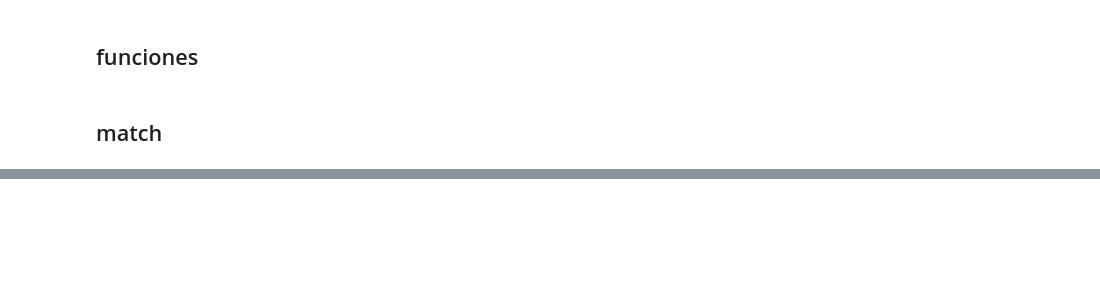
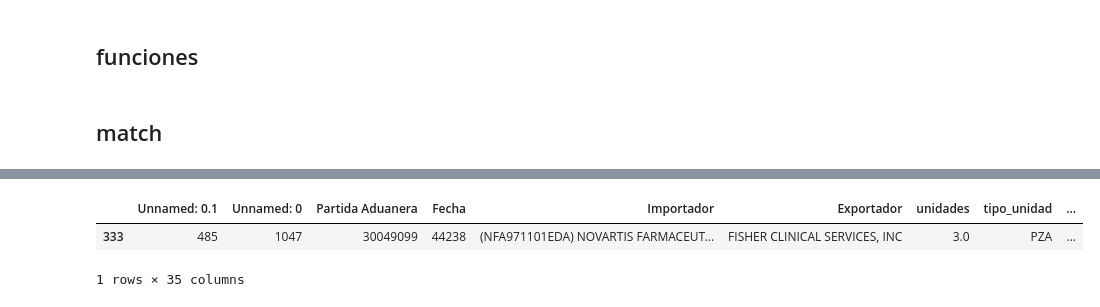
Before and after one commit to iswJuanAmaya/simplicita-pharma, a Jupyter notebook: match/match_imp_med.ipynb, the cells around one changed output, grey strips where cells are left out. Cells and saved outputs as stored; diff of their text form; code cells hidden in the pictures; blank space fills up the shorter version.

```diff
--- a/match/match_imp_med.ipynb
+++ b/match/match_imp_med.ipynb
@@ -119,0 +438,2 @@ complete_imports[complete_imports['c_r_c_llenado_datos']=='perfect match'].to_cs
+# %%
+pm = pd.read_csv('perfect_match_v2.csv')
@@ -119,0 +456,10 @@ complete_imports[complete_imports['c_r_c_llenado_datos']=='perfect match'].to_cs
+# %%
+pm[ (pm['nombre']=='lapatinib') &
+    (pm['marca']=='tykerb') &
+    (pm['concentracion']==250) &
+    (pm['unidad_concentracion']=='mg') &
+    (pm['forma_farma']=='tabletas') ]
+# %% [output]
+|  | Unnamed: 0.1 | Unnamed: 0 | Partida Aduanera | Fecha | Importador | Exportador | unidades | tipo_unidad | ... |
+| 333 | 485 | 1047 | 30049099 | 44238 | (NFA971101EDA) NOVARTIS FARMACEUT... | FISHER CLINICAL SERVICES, INC | 3.0 | PZA | ... |
+1 rows × 35 columns
```
Also changed, not shown: parts of 32 cells of this notebook, 11 other files.
